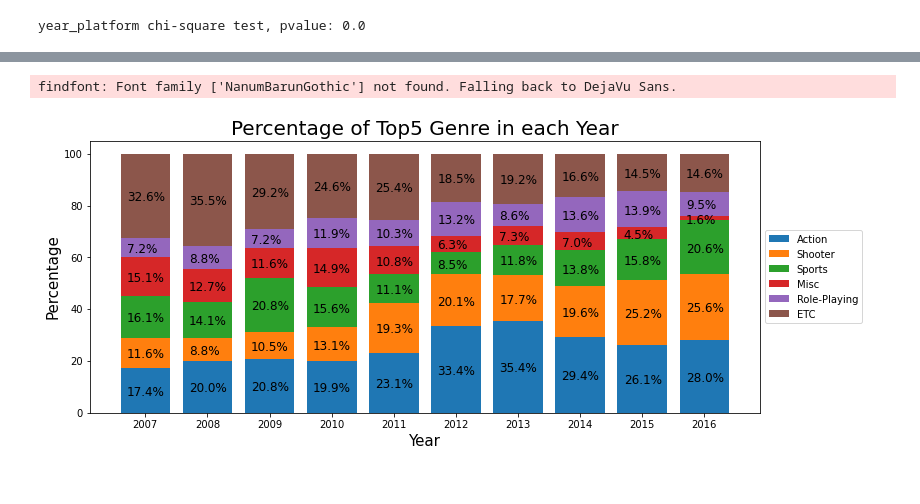
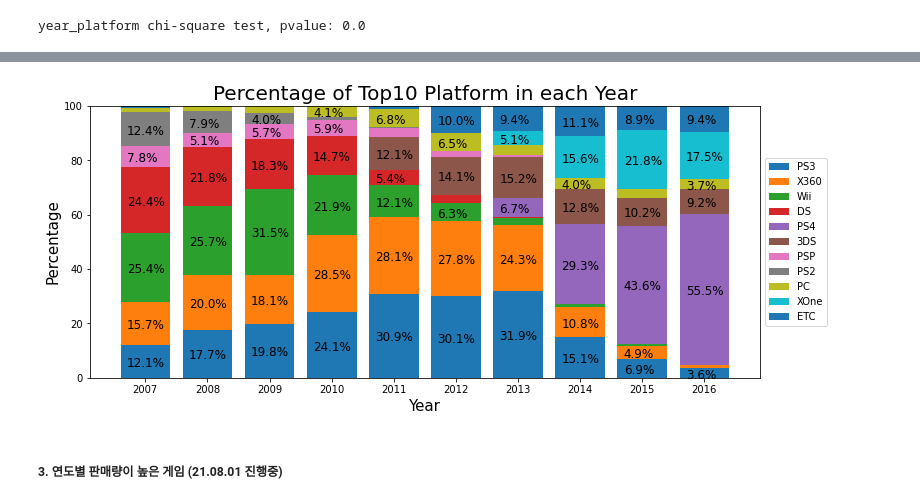
Before and after one commit to jiho-kang/Data_Analysis_Project, a Jupyter notebook: Video Game Sales/data_analysis_for_new_game_launching.ipynb, the cells around one changed output, grey strips where cells are left out. Saved outputs shown, nothing was run; the diff lists cells and outputs as text; code cells hidden in the pictures.

Commit message:
Analyze sales data from more than 16,500 games.

```diff
--- a/Video Game Sales/data_analysis_for_new_game_launching.ipynb
+++ b/Video Game Sales/data_analysis_for_new_game_launching.ipynb
@@ -326,11 +330,10 @@ p값 (0.0)은 0.05보다 작으므로 귀무가설을 기각한다.
 # %%
 from scipy.stats import chi2_contingency
 
-# 연도와 장르별 데이터 전처리: 2017년부터는 데이터 규모가 작아 분석에 방해가 되므로 삭제
+# 연도 x 장르 데이터 생성
 year_genre = pd.DataFrame(df.pivot_table(index='Year',columns='Genre',values='Total_Sales',aggfunc=['sum'], fill_value=0, margins=True))
-year_genre = year_genre.iloc[1:-3,:-2]
 
 # chi-square test 실행
 year_genre_chi2 = chi2_contingency(year_genre,correction=False)
-print(year_genre_chi2[1])
+print('year_genre chi-square test, pvalue:', year_genre_chi2[1])
 # %% [output]
@@ -365,13 +354,15 @@ year_genre.sort_values('Year',ascending=False)
 import matplotlib.pyplot as plt
 import seaborn as sns
 
-yg_10year = year_genre[-10:]
+# 최근 10년치의 자료만 가져옴
+yg_10year = year_genre.iloc[-13:-3,:-1]
 
 yg_10year_head = []
 for i in range(len(yg_10year.columns)):
   yg_10year_head.append(yg_10year.columns[i][1])
 yg_10year.columns = yg_10year_head
 
+# 10년동안 가장 많은 platform sales를 기준으로 정렬
 yg_10year.loc['All'] = yg_10year.sum()
 yg_10year.sort_values(by='All',axis=1,ascending=False, inplace=True)
 
@@ -380,7 +371,7 @@ yg_graph['ETC'] = yg_10year.iloc[:-1,5:].sum(axis=1)
 
 
 yg_graph.plot.bar(stacked=True,figsize=(8,6))
-plt.title('Total Sales with Top5 Genre in each Year', fontsize=20)
+plt.title('Total Sales with Top10 Platform in each Year', fontsize=20)
 plt.xlabel('Year',fontsize = 15)
 plt.ylabel('Total Sales',fontsize=15)
 
@@ -567,47 +500,46 @@ df.pivot_table(index='Year',columns='Platform',values='Total_Sales',aggfunc=['su
 # %%
 from matplotlib import pyplot as plt
 import numpy as np
 
-yg_ind = yg_graph.index
-yg_col = yg_graph.columns
+yp_ind = yp_graph.index
+yp_col = yp_graph.columns
 
-yg_graph_100 = pd.DataFrame(index = yg_ind, columns=yg_col)
-yg_graph_100
-for i in range(len(yg_ind)):
-  yg_graph_100.iloc[i] = yg_graph.iloc[i]/yg_graph.iloc[i].sum()
-
-yg_graph_100
+yp_graph_100 = pd.DataFrame(index = yp_ind, columns=yp_col)
+yp_graph_100
+for i in range(len(yp_ind)):
+  yp_graph_100.iloc[i] = yp_graph.iloc[i]/yp_graph.iloc[i].sum()
 
 
-
-topics = yg_ind
+topics = yp_ind
 x = range(len(topics))
 bottom = 0
 
 plt.figure(figsize=(12,5))
-for i in range(len(yg_col)):
-  plt.bar(x,yg_graph_100.iloc[:,i]*100,bottom=bottom)
-  bottom = np.add(yg_graph_100.iloc[:,i]*100,bottom)
+for i in range(len(yp_col)):
+  plt.bar(x,yp_graph_100.iloc[:,i]*100,bottom=bottom)
+  bottom = np.add(yp_graph_100.iloc[:,i]*100,bottom)
 
 ax = plt.subplot()
 ax.set_xticks(x)
 ax.set_xticklabels(topics)
 
-plt.title('Percentage of Top5 Genre in each Year', fontsize=20)
+plt.title('Percentage of Top10 Platform in each Year', fontsize=20)
 plt.xlabel('Year',fontsize = 15)
 plt.ylabel('Percentage',fontsize=15)
-plt.legend(yg_col, loc='center left',bbox_to_anchor=(1, 0.5))
+plt.legend(yp_col, loc='center left',bbox_to_anchor=(1, 0.5))
 plt.rc('font', family='NanumBarunGothic')
 
-for i in range(len(yg_ind)):
+for i in range(len(yp_ind)):
   sum = 0
   value = 0
-  for j in range(len(yg_col)):
-    sum += yg_graph_100.iloc[i,j]*100
-    value =round(yg_graph_100.iloc[i,j]*100,2)
-    plt.text(x[i]-0.3,sum - (yg_graph_100.iloc[i,j]*100/2)-2,"%0.1f%%" % value,size=12)
+  for j in range(len(yp_col)):
+    sum += yp_graph_100.iloc[i,j]*100
+    value =round(yp_graph_100.iloc[i,j]*100,2)
+    if value <= 3.5:
+      continue
+    else:
+      plt.text(x[i]-0.3,sum - (yp_graph_100.iloc[i,j]*100/2)-2,"%0.1f%%" % value,size=12)
 
 plt.show();
 # %% [output]
-findfont: Font family ['NanumBarunGothic'] not found. Falling back to DejaVu Sans.
-[figure, old version]
+[figure, new version]
@@ -618,0 +546,2 @@ platfrom_genre.sort_values(platfrom_genre.columns[-1],ascending=False)
+# %% [markdown]
+##### 3. 연도별 판매량이 높은 게임 (21.08.01 진행중)
```
Also changed, not shown: parts of 25 cells of this notebook.
